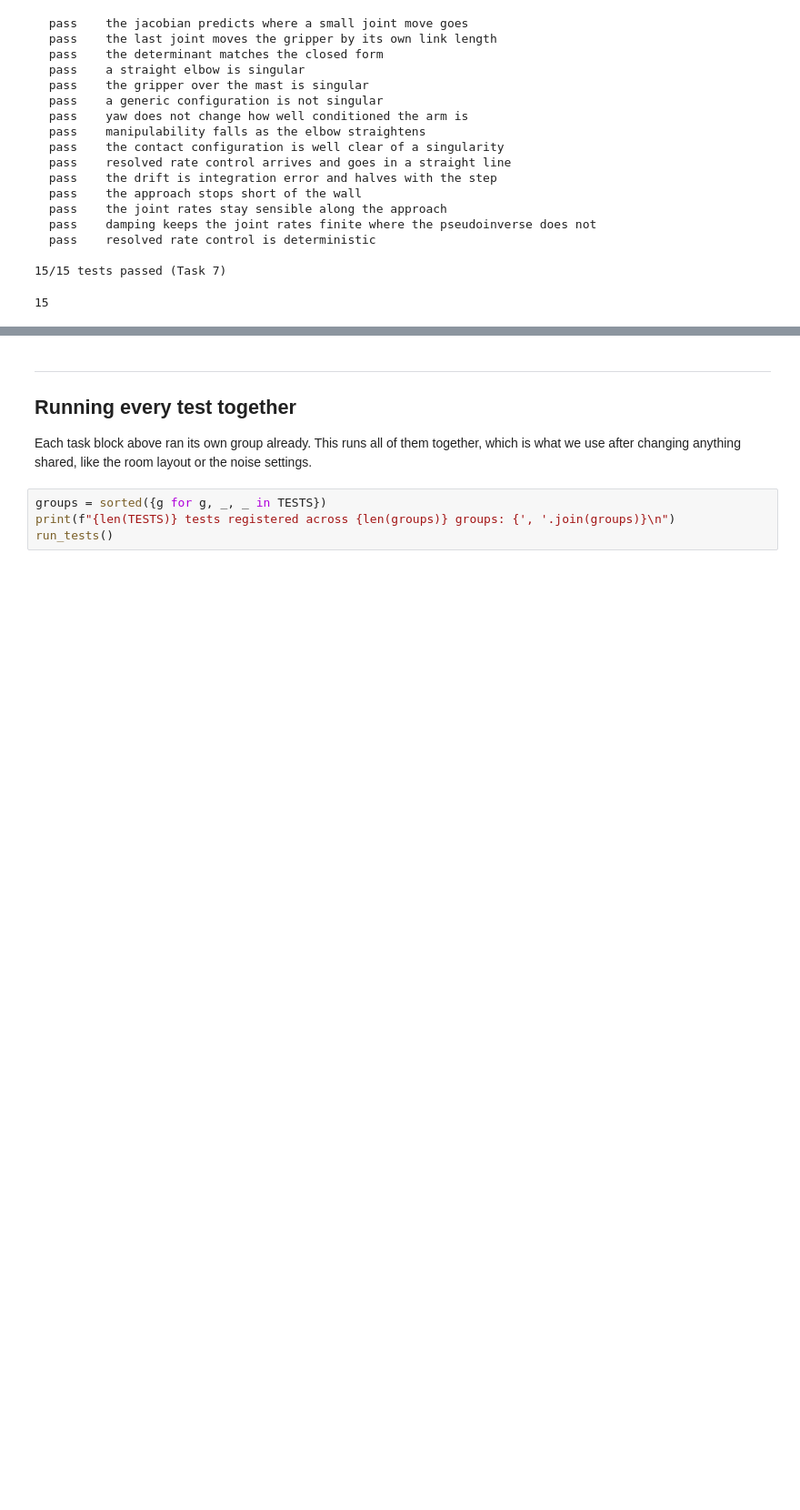
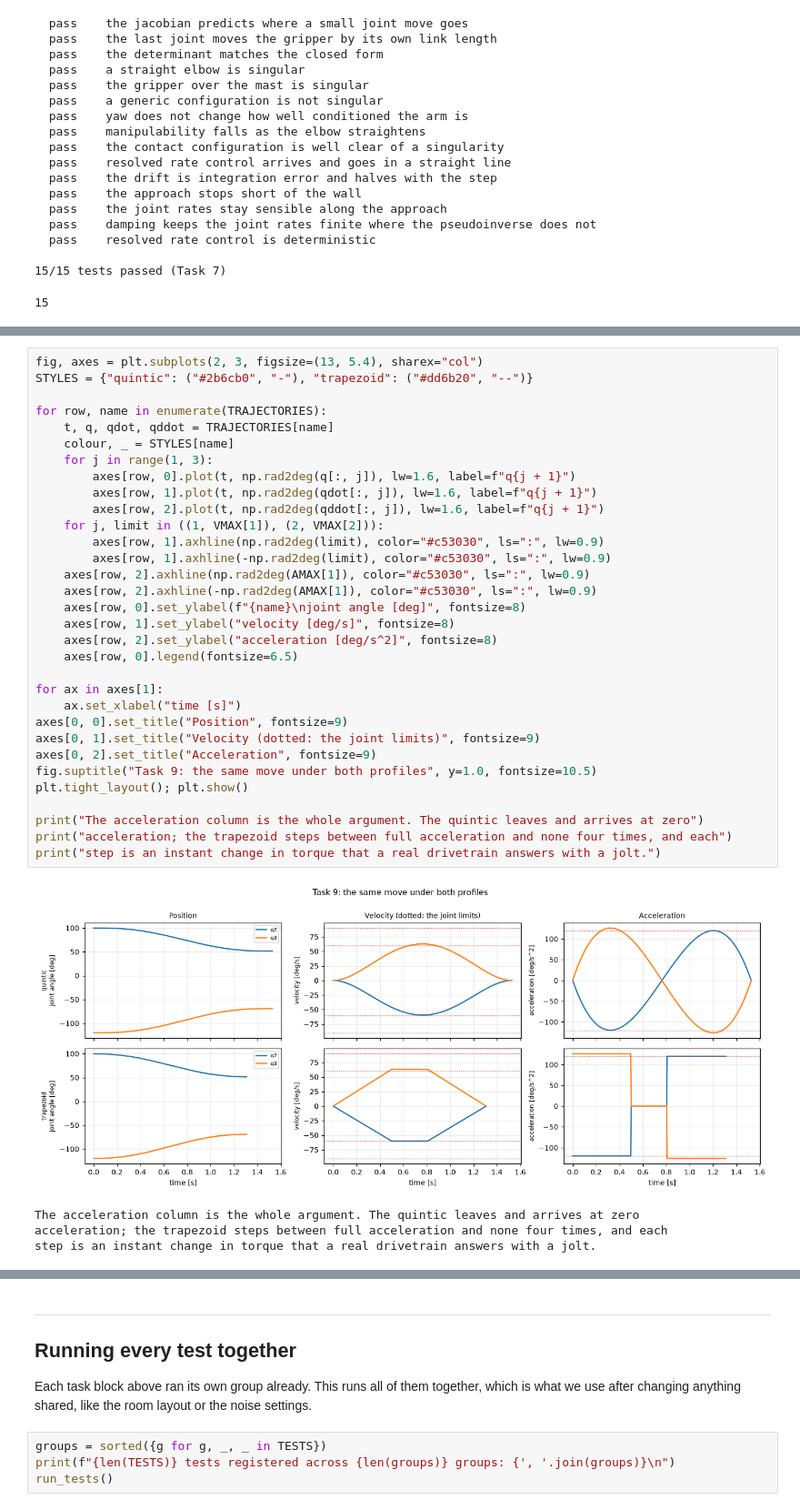
Before and after one commit to JGreenwald538/robotics-final-project, a Jupyter notebook: Project_Scenario_C.ipynb, the cells around one changed output, grey strips where cells are left out. Shown at 91% size. Drawn from its saved outputs; the diff is of its cells as text; blank space fills up the shorter version.

```diff
--- a/Project_Scenario_C.ipynb
+++ b/Project_Scenario_C.ipynb
@@ -4065,0 +5011,37 @@ run_tests("Task 7")
+# %%
+fig, axes = plt.subplots(2, 3, figsize=(13, 5.4), sharex="col")
+STYLES = {"quintic": ("#2b6cb0", "-"), "trapezoid": ("#dd6b20", "--")}
+
+for row, name in enumerate(TRAJECTORIES):
+    t, q, qdot, qddot = TRAJECTORIES[name]
+    colour, _ = STYLES[name]
+    for j in range(1, 3):
+        axes[row, 0].plot(t, np.rad2deg(q[:, j]), lw=1.6, label=f"q{j + 1}")
+        axes[row, 1].plot(t, np.rad2deg(qdot[:, j]), lw=1.6, label=f"q{j + 1}")
+        axes[row, 2].plot(t, np.rad2deg(qddot[:, j]), lw=1.6, label=f"q{j + 1}")
+    for j, limit in ((1, VMAX[1]), (2, VMAX[2])):
+        axes[row, 1].axhline(np.rad2deg(limit), color="#c53030", ls=":", lw=0.9)
+        axes[row, 1].axhline(-np.rad2deg(limit), color="#c53030", ls=":", lw=0.9)
+    axes[row, 2].axhline(np.rad2deg(AMAX[1]), color="#c53030", ls=":", lw=0.9)
+    axes[row, 2].axhline(-np.rad2deg(AMAX[1]), color="#c53030", ls=":", lw=0.9)
+    axes[row, 0].set_ylabel(f"{name}\njoint angle [deg]", fontsize=8)
+    axes[row, 1].set_ylabel("velocity [deg/s]", fontsize=8)
+    axes[row, 2].set_ylabel("acceleration [deg/s^2]", fontsize=8)
+    axes[row, 0].legend(fontsize=6.5)
+
+for ax in axes[1]:
+    ax.set_xlabel("time [s]")
+axes[0, 0].set_title("Position", fontsize=9)
+axes[0, 1].set_title("Velocity (dotted: the joint limits)", fontsize=9)
+axes[0, 2].set_title("Acceleration", fontsize=9)
+fig.suptitle("Task 9: the same move under both profiles", y=1.0, fontsize=10.5)
+plt.tight_layout(); plt.show()
+
+print("The acceleration column is the whole argument. The quintic leaves and arrives at zero")
+print("acceleration; the trapezoid steps between full acceleration and none four times, and each")
+print("step is an instant change in torque that a real drivetrain answers with a jolt.")
+# %% [output]
+[figure, added]
+The acceleration column is the whole argument. The quintic leaves and arrives at zero
+acceleration; the trapezoid steps between full acceleration and none four times, and each
+step is an instant change in torque that a real drivetrain answers with a jolt.
```
Also changed, not shown: parts of 24 cells of this notebook, 1 other file.
